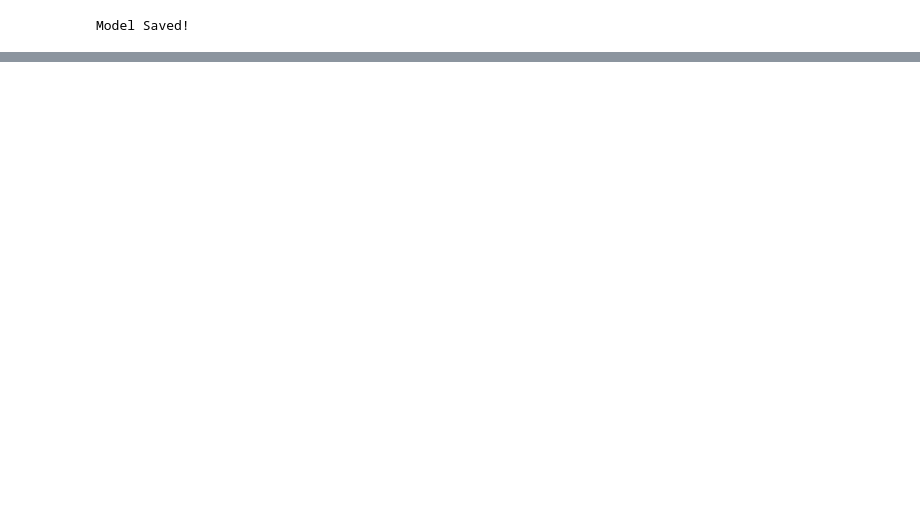
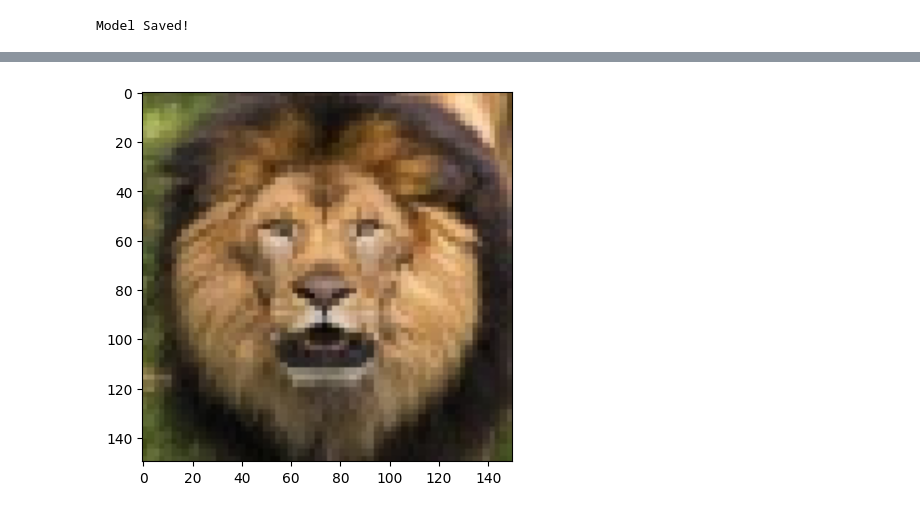
Before and after one commit to anantaYSR/Kelompok1-A1_PA-KB-, a Jupyter notebook: Kelompok1-A1.ipynb, the cells around one changed output, grey strips where cells are left out. Saved outputs shown, nothing was run; the diff lists cells and outputs as text; code cells hidden in the pictures; blank space fills up the shorter version.

```diff
--- a/Kelompok1-A1.ipynb
+++ b/Kelompok1-A1.ipynb
@@ -300,0 +303,24 @@ new_model = tf.keras.models.load_model('C:/python test/00 - TAMPLATE/Kelompok1-A
+# %%
+import numpy as py
+from tensorflow.keras import utils
+from tensorflow.keras.preprocessing import image
+
+dir = 'D:/UNMUL/vscode/PAKBBB/val/LION/J2ETSAO5X5BH.jpg'
+
+img = image.load_img(dir, target_size = (w, h))
+imgplot = plt.imshow(img)
+x = image.img_to_array(img)
+x = py.expand_dims(x, axis = 0)
+
+img = utils.load_img(
+    dir, target_size = (w, h)
+)
+
+img_array = utils.img_to_array(img)
+img_array = tf.expand_dims(img_array, 0)
+
+predictions = model.predict(img_array)
+score = tf.nn.softmax(predictions[0])
+
+print("{}" .format(class_names[py.argmax(score)]))
+# %% [output]
@@ -300,0 +329 @@ new_model = tf.keras.models.load_model('C:/python test/00 - TAMPLATE/Kelompok1-A
+[figure, added]
```
Also changed, not shown: parts of 16 cells of this notebook.
